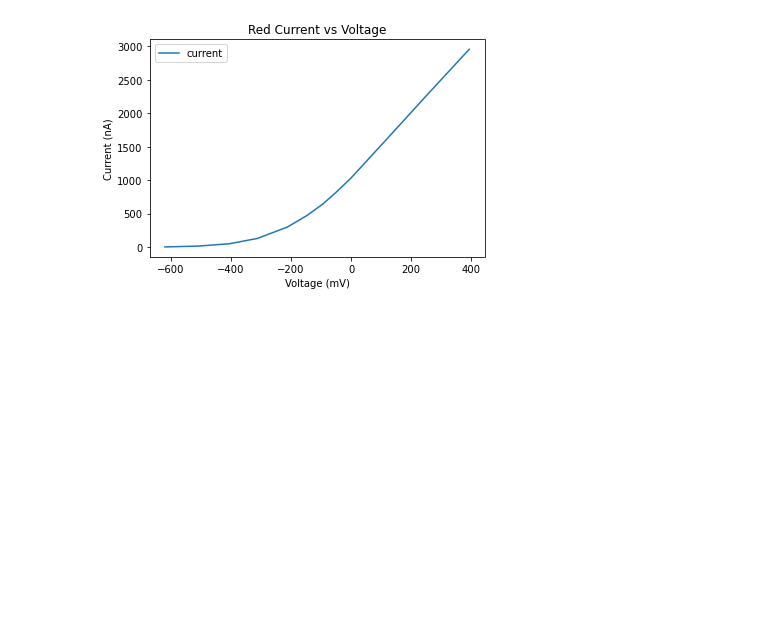
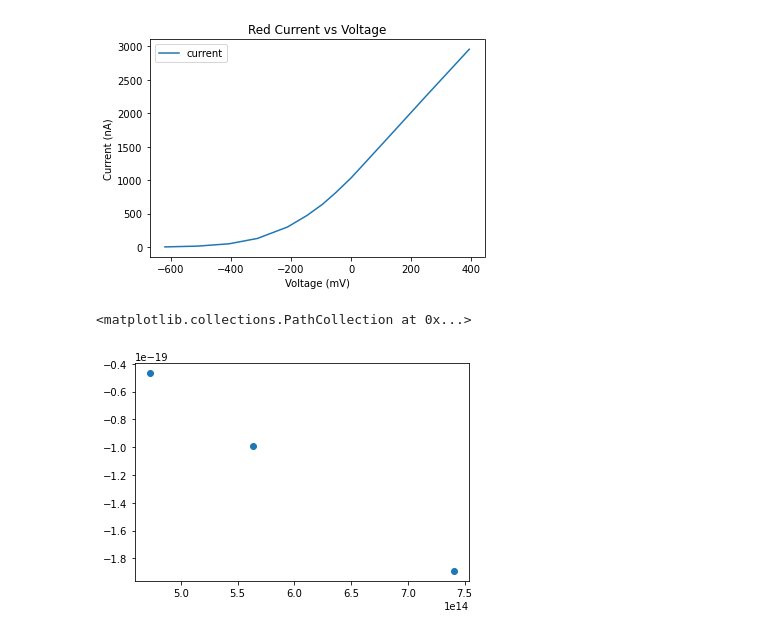
Before and after one commit to evilpegasus/physics5cl, a Jupyter notebook: lab4/lab4.ipynb, the cells around one changed output. Cells and saved outputs as stored; diff of their text form; code cells hidden in the pictures; blank space fills up the shorter version.

```diff
--- a/lab4/lab4.ipynb
+++ b/lab4/lab4.ipynb
@@ -10,23 +11,31 @@ import matplotlib.pyplot as plt
 
 We will use the photoelectric setup with three colors of lasers and a diverging lens. We start by zeroing out the detector
 # %%
-green = {
-    "voltage": [393,252,123,0,-52,-95,-147,-212,-312,-406,-511,-620],
-    "current": [2958,2272,1636,1034,810,640,471,298,127,47,12,0]
-}
-lambda_green = 532
+c = 3e8
 
 red = {
     "voltage": [390,278,152,0,-22,-54,-72,-104,-135,-192,-292],
     "current": [495,365,213,61,47,30,20,10,9,7,0]
 }
-lambda_red = 634.6
+lambda_red = 634.6e-9
+f_red = c / lambda_red
+
+green = {
+    "voltage": [393,252,123,0,-52,-95,-147,-212,-312,-406,-511,-620],
+    "current": [2958,2272,1636,1034,810,640,471,298,127,47,12,0]
+}
+lambda_green = 532e-9
+f_green = c / lambda_green
 
 violet = {
     "voltage": [420,290,136,0,-74,-116,-179,-380,-630,-877,-1060,-1180],
     "current": [3859,3249,2530,1891,1578,1420,1203,680,282,72,10,0]
 }
-lambda_violet = 405
+lambda_violet = 405e-9
+f_violet = c / lambda_violet
+
+e = 1.60217662e-19
+
 df_red = pd.DataFrame(red)
 df_green = pd.DataFrame(green)
 df_violet = pd.DataFrame(violet)
@@ -37,3 +46,10 @@ plt.xlabel("Voltage (mV)")
 plt.ylabel("Current (nA)");
 # %% [output]
 [figure]
+# %%
+K_max = [x * e * 1e-3 for x in [-292, -620, -1180]]
+f = [f_red, f_green, f_violet]
+plt.scatter(f, K_max)
+# %% [output]
+<matplotlib.collections.PathCollection at 0x...>
+[figure, added]
```
Also changed, not shown: parts of 4 cells of this notebook.
